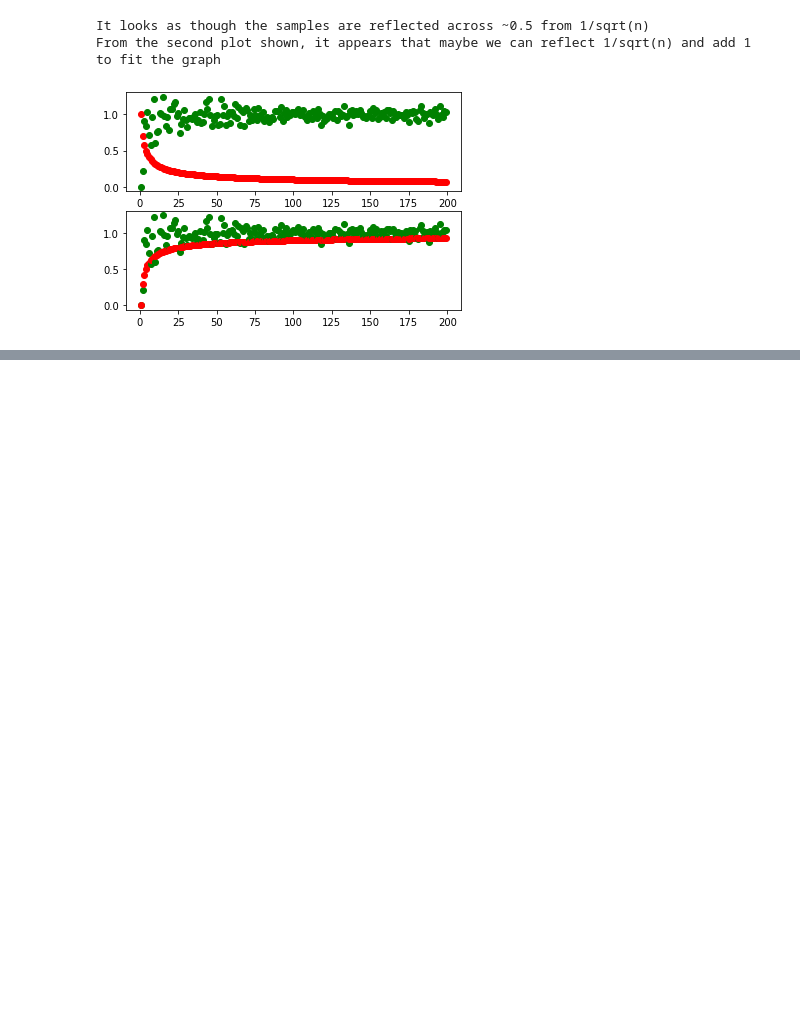
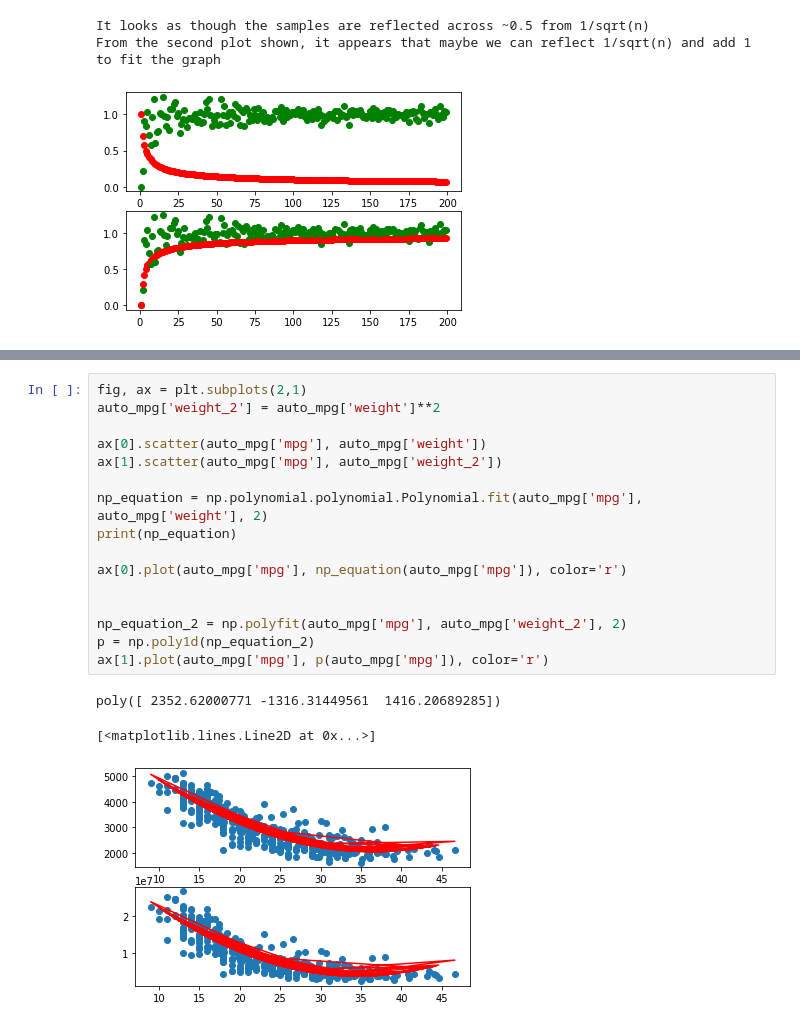
Before and after one commit to johnson0310/EE460J, a Jupyter notebook: lab2/Lab2.ipynb, the cells around one changed output, grey strips where cells are left out. Drawn from its saved outputs; the diff is of its cells as text; blank space fills up the shorter version.

```diff
--- a/lab2/Lab2.ipynb
+++ b/lab2/Lab2.ipynb
@@ -295,0 +365,20 @@ From the second plot shown, it appears that maybe we can reflect 1/sqrt(n) and a
+# %%
+fig, ax = plt.subplots(2,1)
+auto_mpg['weight_2'] = auto_mpg['weight']**2
+
+ax[0].scatter(auto_mpg['mpg'], auto_mpg['weight'])
+ax[1].scatter(auto_mpg['mpg'], auto_mpg['weight_2'])
+
+np_equation = np.polynomial.polynomial.Polynomial.fit(auto_mpg['mpg'], auto_mpg['weight'], 2)
+print(np_equation)
+
+ax[0].plot(auto_mpg['mpg'], np_equation(auto_mpg['mpg']), color='r')
+
+
+np_equation_2 = np.polyfit(auto_mpg['mpg'], auto_mpg['weight_2'], 2)
+p = np.poly1d(np_equation_2)
+ax[1].plot(auto_mpg['mpg'], p(auto_mpg['mpg']), color='r')
+# %% [output]
+poly([ 2352.62000771 -1316.31449561  1416.20689285])
+[<matplotlib.lines.Line2D at 0x...>]
+[figure, added]
```
Also changed, not shown: parts of 15 cells of this notebook, 3 other files.
